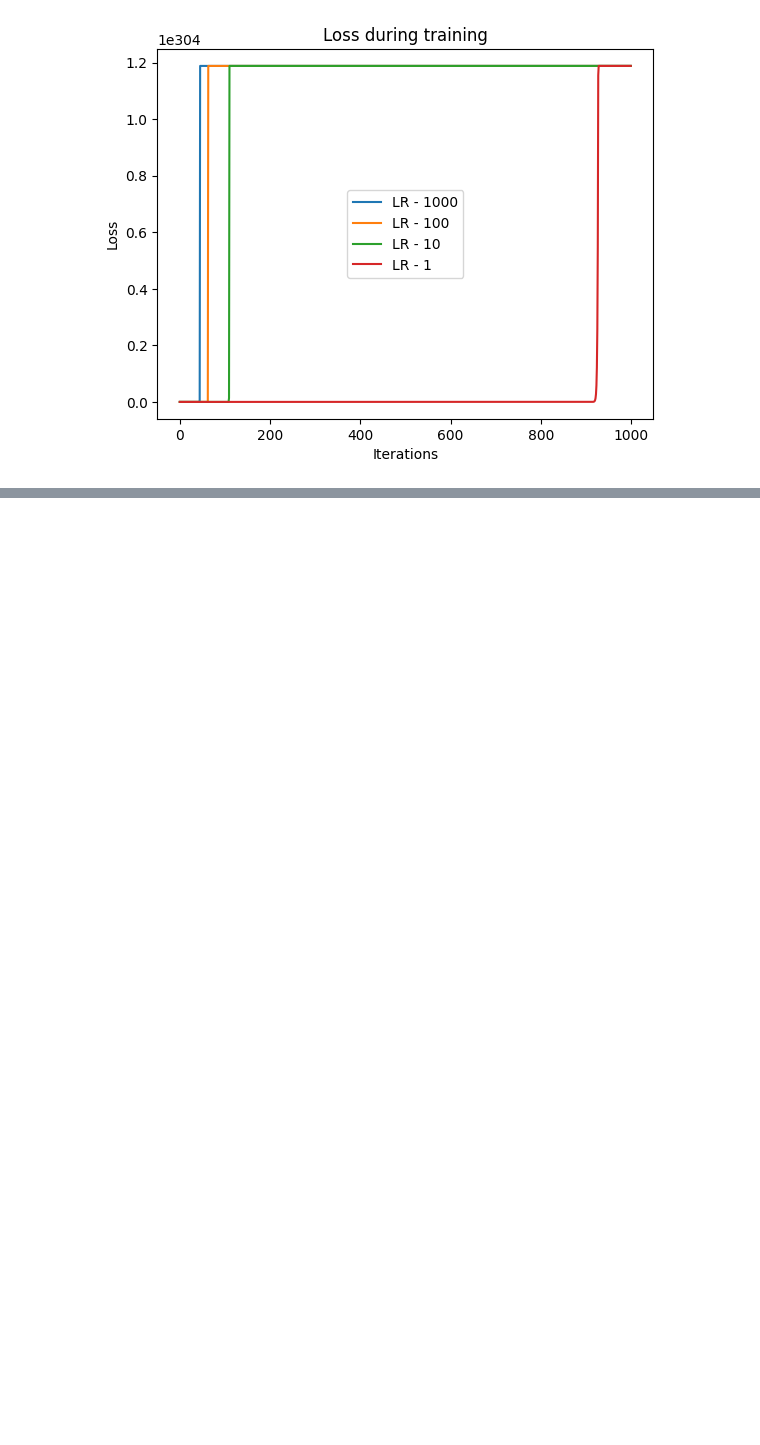
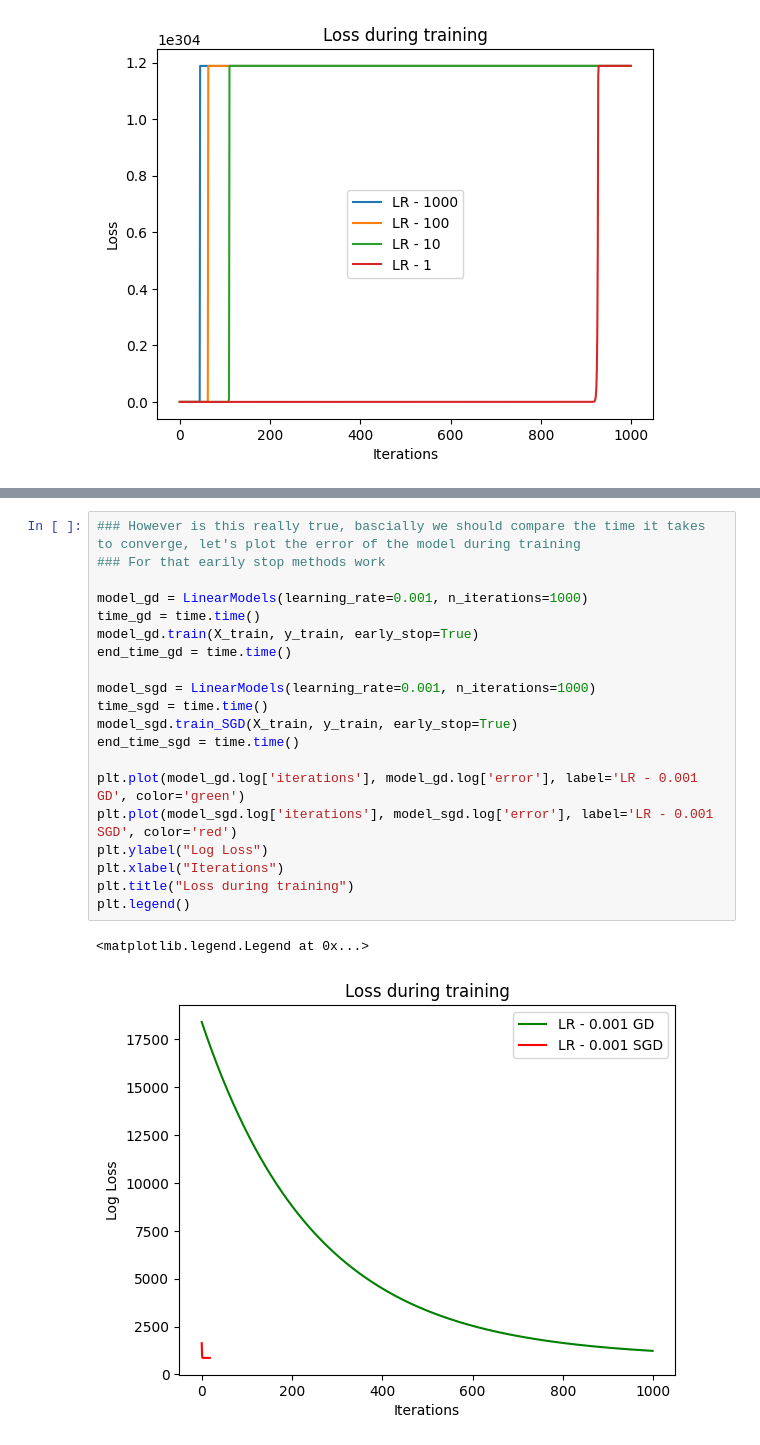
Before and after one commit to JackieUltra/Workshop-3-LinearModels_GD, a Jupyter notebook: LM_playground.ipynb, the cells around one changed output, grey strips where cells are left out. Cells and saved outputs as stored; diff of their text form; blank space fills up the shorter version.

```diff
--- a/LM_playground.ipynb
+++ b/LM_playground.ipynb
@@ -154,0 +192,23 @@ plt.legend()
+# %%
+### However is this really true, bascially we should compare the time it takes to converge, let's plot the error of the model during training
+### For that earily stop methods work
+
+model_gd = LinearModels(learning_rate=0.001, n_iterations=1000)
+time_gd = time.time()
+model_gd.train(X_train, y_train, early_stop=True)
+end_time_gd = time.time()
+
+model_sgd = LinearModels(learning_rate=0.001, n_iterations=1000)
+time_sgd = time.time()
+model_sgd.train_SGD(X_train, y_train, early_stop=True)
+end_time_sgd = time.time()
+
+plt.plot(model_gd.log['iterations'], model_gd.log['error'], label='LR - 0.001 GD', color='green')
+plt.plot(model_sgd.log['iterations'], model_sgd.log['error'], label='LR - 0.001 SGD', color='red')
+plt.ylabel("Log Loss")
+plt.xlabel("Iterations")
+plt.title("Loss during training")
+plt.legend()
+# %% [output]
+<matplotlib.legend.Legend at 0x...>
+[figure, added]
```
Also changed, not shown: parts of 7 cells of this notebook.
